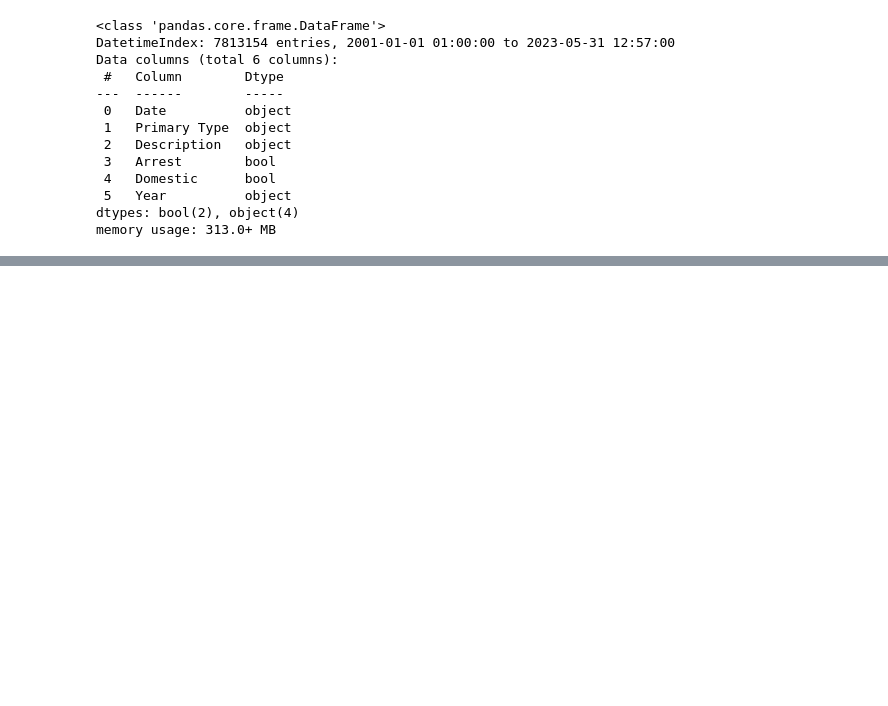
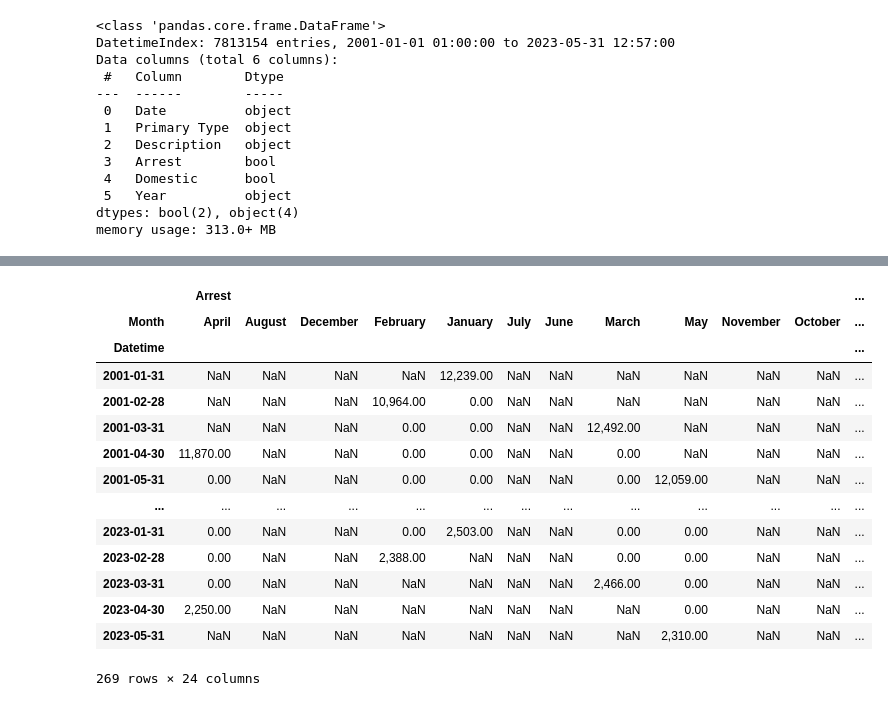
Before and after one commit to sharclark/preparing-chicago-crime-data, a Jupyter notebook: Chicago Crime Data Analysis.ipynb, the cells around one changed output, grey strips where cells are left out. Cells and saved outputs as stored; diff of their text form; code cells hidden in the pictures; blank space fills up the shorter version.

```diff
--- a/Chicago Crime Data Analysis.ipynb
+++ b/Chicago Crime Data Analysis.ipynb
@@ -606,0 +659,19 @@ df3['Month']=
+# %%
+unstacked3 = df3_res.unstack(level = 0)
+unstacked3
+# %% [output]
+|  | Arrest |  |  |  |  |  |  |  |  |  |  | ... |
+| Month | April | August | December | February | January | July | June | March | May | November | October | ... |
+| Datetime |  |  |  |  |  |  |  |  |  |  |  | ... |
+| 2001-01-31 | NaN | NaN | NaN | NaN | 12,239.00 | NaN | NaN | NaN | NaN | NaN | NaN | ... |
+| 2001-02-28 | NaN | NaN | NaN | 10,964.00 | 0.00 | NaN | NaN | NaN | NaN | NaN | NaN | ... |
+| 2001-03-31 | NaN | NaN | NaN | 0.00 | 0.00 | NaN | NaN | 12,492.00 | NaN | NaN | NaN | ... |
+| 2001-04-30 | 11,870.00 | NaN | NaN | 0.00 | 0.00 | NaN | NaN | 0.00 | NaN | NaN | NaN | ... |
+| 2001-05-31 | 0.00 | NaN | NaN | 0.00 | 0.00 | NaN | NaN | 0.00 | 12,059.00 | NaN | NaN | ... |
+| ... | ... | ... | ... | ... | ... | ... | ... | ... | ... | ... | ... | ... |
+| 2023-01-31 | 0.00 | NaN | NaN | 0.00 | 2,503.00 | NaN | NaN | 0.00 | 0.00 | NaN | NaN | ... |
+| 2023-02-28 | 0.00 | NaN | NaN | 2,388.00 | NaN | NaN | NaN | 0.00 | 0.00 | NaN | NaN | ... |
+| 2023-03-31 | 0.00 | NaN | NaN | NaN | NaN | NaN | NaN | 2,466.00 | 0.00 | NaN | NaN | ... |
+| 2023-04-30 | 2,250.00 | NaN | NaN | NaN | NaN | NaN | NaN | NaN | 0.00 | NaN | NaN | ... |
+| 2023-05-31 | NaN | NaN | NaN | NaN | NaN | NaN | NaN | NaN | 2,310.00 | NaN | NaN | ... |
+269 rows × 24 columns
```
Also changed, not shown: parts of 7 cells of this notebook.
